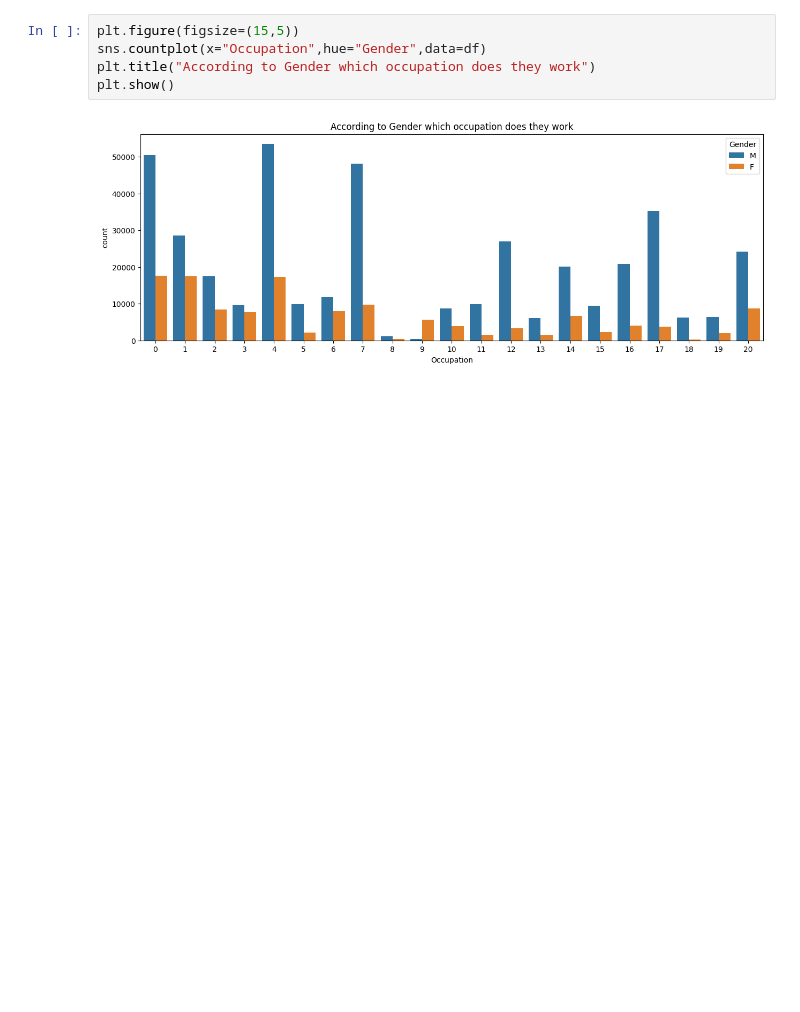
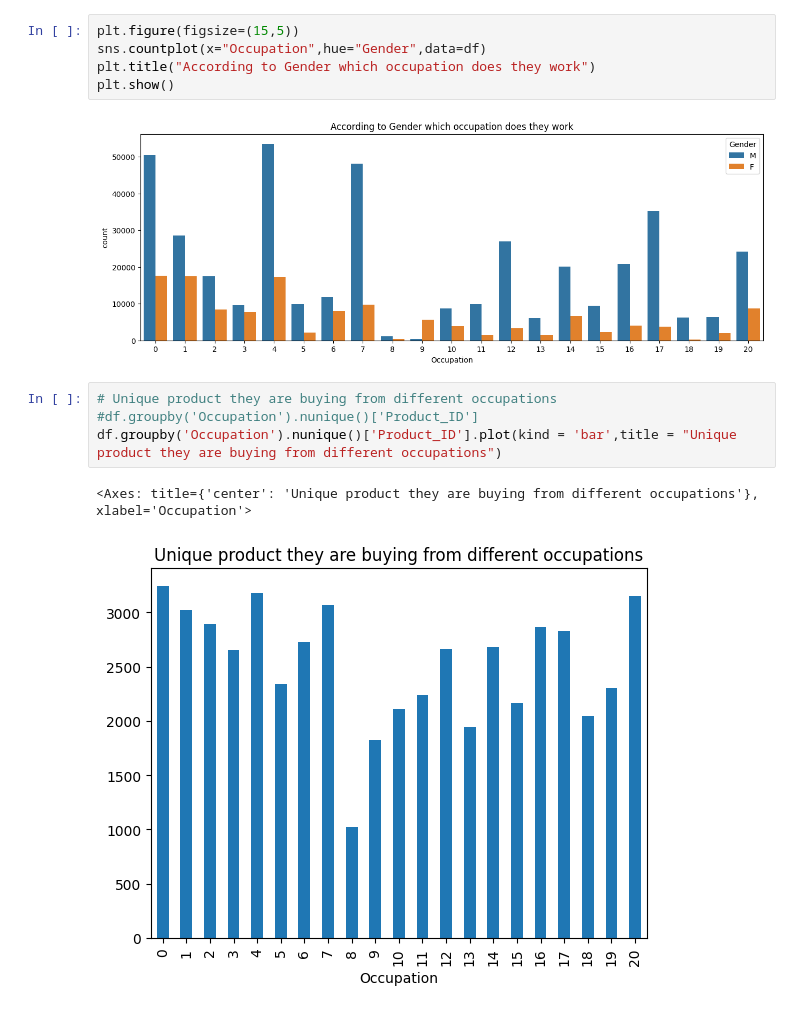
Before and after one commit to vishwajeet02/Projects, a Jupyter notebook: EDA/Black_Friday_Sales/File_Analysis.ipynb, the cells around one changed output. Saved outputs shown, nothing was run; the diff lists cells and outputs as text; blank space fills up the shorter version.

Commit message:
Occupation and Products Analysis

```diff
--- a/EDA/Black_Friday_Sales/File_Analysis.ipynb
+++ b/EDA/Black_Friday_Sales/File_Analysis.ipynb
@@ -527,3 +527,10 @@ plt.title("According to Gender which occupation does they work")
 plt.show()
 # %% [output]
 [figure]
+# %%
+# Unique product they are buying from different occupations
+#df.groupby('Occupation').nunique()['Product_ID']
+df.groupby('Occupation').nunique()['Product_ID'].plot(kind = 'bar',title = "Unique product they are buying from different occupations")
+# %% [output]
+<Axes: title={'center': 'Unique product they are buying from different occupations'}, xlabel='Occupation'>
+[figure, added]
```
Also changed, not shown: parts of 11 cells of this notebook.
